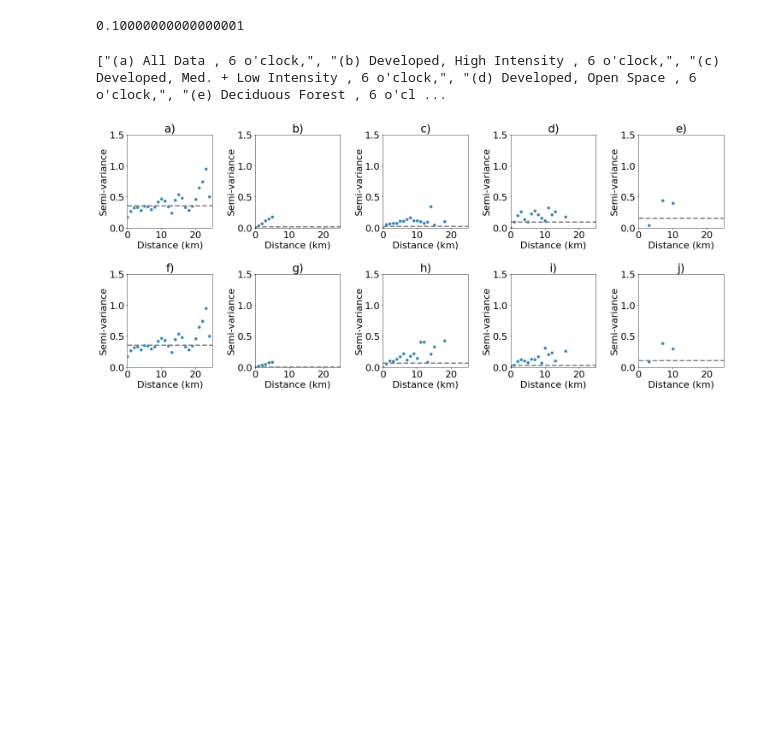
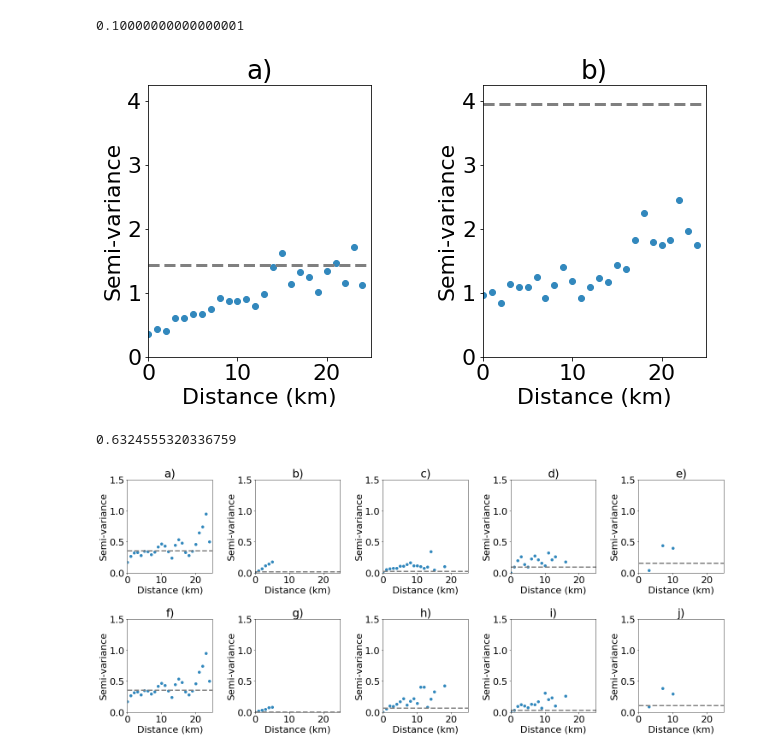
Before and after one commit to gottscott/finalthesischapter, a Jupyter notebook: PaperFigures.ipynb, the cells around one changed output. Saved outputs shown, nothing was run; the diff lists cells and outputs as text; code cells hidden in the pictures; blank space fills up the shorter version.

```diff
--- a/PaperFigures.ipynb
+++ b/PaperFigures.ipynb
@@ -911,10 +923,72 @@ hs[2]-hs[1]
 0.10000000000000001
 # %%
 tempDF
-# %%
-print(caption)
-# %% [output]
-["(a) All Data , 6 o'clock,", "(b) Developed, High Intensity , 6 o'clock,", "(c) Developed, Med. + Low Intensity , 6 o'clock,", "(d) Developed, Open Space , 6 o'clock,", "(e) Deciduous Forest , 6 o'cl ...
+# %%
+fig =plt.figure(figsize=[10,5])
+
+iii = 1
+caption = []
+#### clean this data!!!!
+locations0 = pts_df
+data0 = model.mean()
+
+locations1 = pts_df.loc[lcc[lcc.LCC ==26].index]
+data1 =  model[model.index.hour==hr][lcc[lcc.LCC ==26].index].mean()
+
+locations2 = pts_df.loc[lcc[(lcc.LCC>=24) & (lcc.LCC <=25)].index]
+data2 =  model[model.index.hour==hr][lcc[(lcc.LCC>=24) & (lcc.LCC <=25)].index].mean()
+
+locations3 = pts_df.loc[lcc[lcc.LCC ==23].index]
+data3 =  model[model.index.hour==hr][lcc[lcc.LCC ==23].index].mean()
+
+locations4 = pts_df.loc[lcc[lcc.LCC ==28].index]
+data4 =  model[model.index.hour==hr][lcc[lcc.LCC ==28].index].mean()
+
+hs = np.linspace(0,25,26)
+bandwidth =1# np.abs(hs[1]-hs[0])
+#    for data,locations,label in zip([data0,data1,data2,data3,data4], [locations0,locations1,locations2, locations3,locations4], labels):
+label = 'All data'
+    # clean data
+for hr in [6,16]:
+    locations = locations0
+    data = tempDF[tempDF.index.hour==hr].mean()
+#    data = data[data.index.hour==hr].mean()
+    ind = ~np.isnan(locations.iloc[:,0])& ~np.isnan(data)
+    data = data[ind].values
+    locations = locations[ind].values
+
+    N = data.shape[0]
+#    ax = plt.subplot(2,5,iii)
+    ax = plt.subplot(1,2,iii)
+    semivariogram = pd.DataFrame(index = hs, columns= ['semivariogram'])
+    for h in hs:
+        Z = []
+        for i in range(N):
+            for j in range(i+1,N):
+                #distances[i,j] = scipy.spatial.distance.euclidean(locations[i,:], locations[j,:])/360*2*np.pi*r_earth
+                distance = scipy.spatial.distance.euclidean(locations[i,:], locations[j,:])#/360*2*np.pi*r_earth
+                if (distance >= h) and (distance< h+bandwidth):
+                    Z.append(np.abs(data[i] - data[j]))
+        semivariogram.loc[h, 'semivariogram']= np.sum(Z)/(2.0*len(Z))
+    ax.scatter(semivariogram.index, semivariogram.semivariogram, color=plt.rcParams['axes.prop_cycle'].by_key()['color'][-1])
+    ax.axhline(data.var(), linestyle ='--', color = 'gray')
+    ax.set_title('%s)'%(string.ascii_lowercase[iii-1]))
+#        ax.set_title('%s , %i o\'clock '%(label,hr))
+    ax.set_xlabel('Distance (km)')
+    ax.set_ylabel('Semi-variance')
+    #ax.set_ylim([0,1.5])
+    ax.set_xlim([0,25])
+    caption.append('(%s) %s , %i o\'clock,'%(string.ascii_lowercase[iii-1],label,hr))
+    iii = iii+1
+    ax.set_ylim([0,4.25])
+plt.subplots_adjust(hspace=.5,wspace =0.5)
+plt.savefig('figures/semivariogram_model.eps')
+# %% [output]
+[figure, added]
+# %%
+.4**.5
+# %% [output]
+0.6324555320336759
 # %%
 # Model
 r_earth = 6371
```
Also changed, not shown: parts of 3 cells of this notebook, 1 other file.
